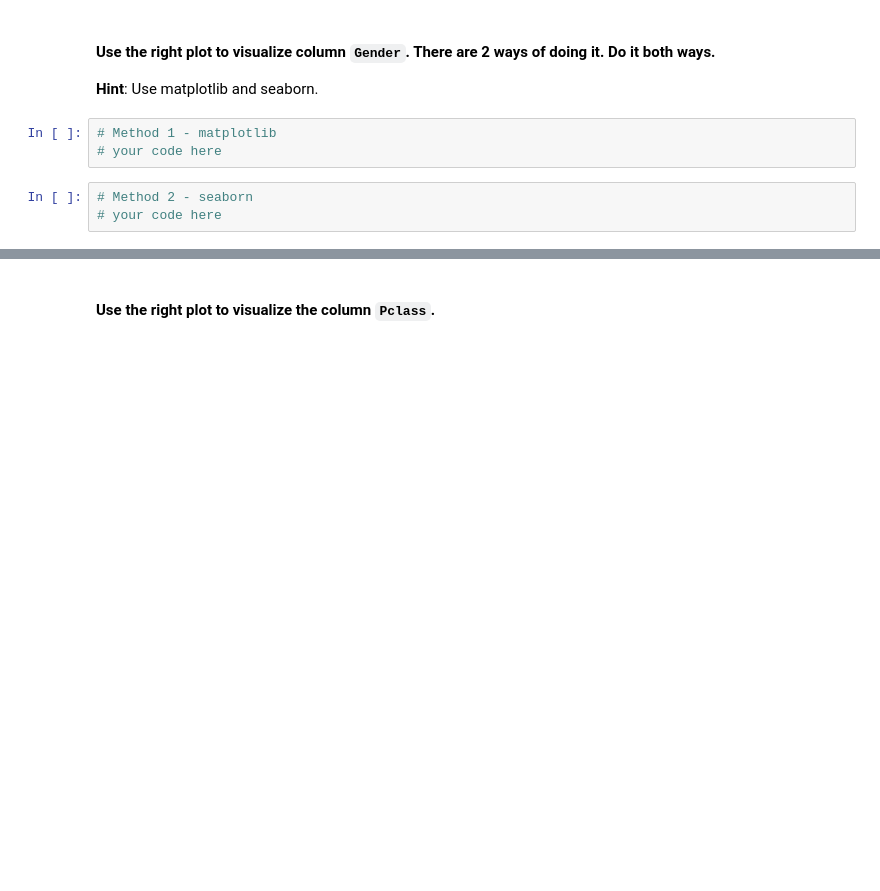
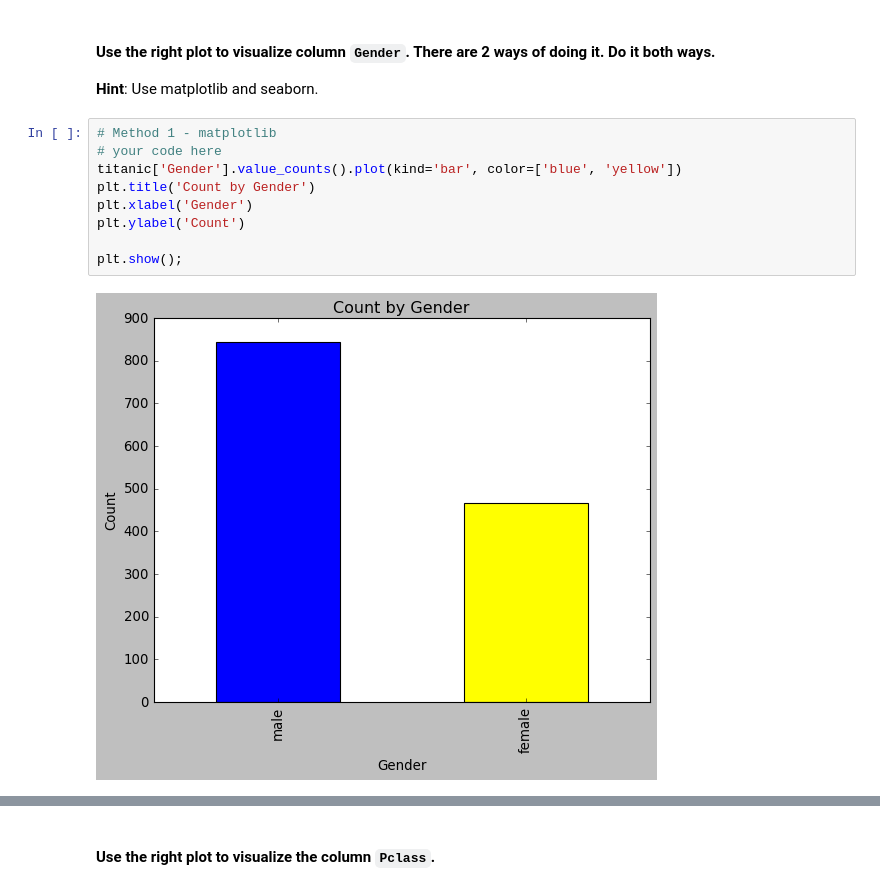
Before and after one commit to Ironhack-Data-Madrid-Abril-2023/5.2-lab_matplotlib_seaborn, a Jupyter notebook: your-code/main.ipynb, the cells around one changed output, grey strips where cells are left out. Cells and saved outputs as stored; diff of their text form; blank space fills up the shorter version.

Commit message:
5.2-lab_matplotlib_seaborn_C2_v2

```diff
--- a/your-code/main.ipynb
+++ b/your-code/main.ipynb
@@ -107,9 +211,14 @@ your comments here
 # %% [markdown]
 #### Use the right plot to visualize column `Gender`. There are 2 ways of doing it. Do it both ways.
 **Hint**: Use matplotlib and seaborn.
-# %%
-# Method 1 - matplotlib
-# your code here
-# %%
-# Method 2 - seaborn
-# your code here
+# %%
+# Method 1 - matplotlib
+# your code here
+titanic['Gender'].value_counts().plot(kind='bar', color=['blue', 'yellow'])
+plt.title('Count by Gender')
+plt.xlabel('Gender')
+plt.ylabel('Count')
+
+plt.show();
+# %% [output]
+[figure, added]
```
Also changed, not shown: parts of 15 cells of this notebook.
